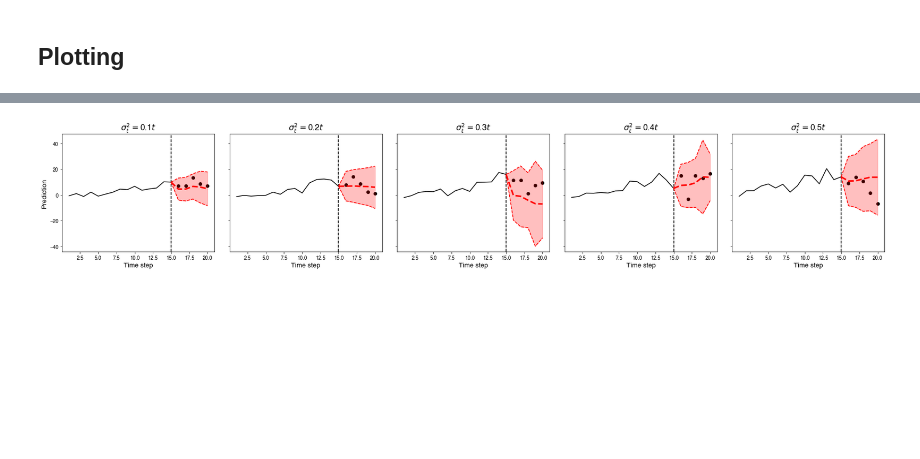
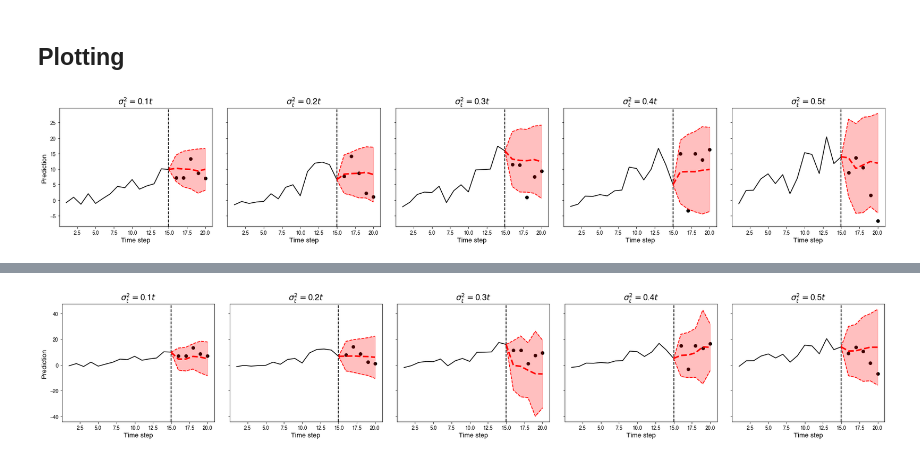
Before and after one commit to kamilest/conformal-rnn, a Jupyter notebook: synthetic.ipynb, the cells around one changed output, grey strips where cells are left out. Drawn from its saved outputs; the diff is of its cells as text; code cells hidden in the pictures; blank space fills up the shorter version.

Commit message:
Plot timeseries with different sampled datasets

```diff
--- a/synthetic.ipynb
+++ b/synthetic.ipynb
@@ -262,3 +264,7 @@ plt.show()
 ## Periodic component (Figure ?)
 # %% [markdown]
 ## Plotting
+# %%
+plot_timeseries(experiment='time_dependent', baseline='QRNN', index=range(6,7))
+# %% [output]
+[figure, added]
```
Also changed, not shown: parts of 3 cells of this notebook, 1 other file.
